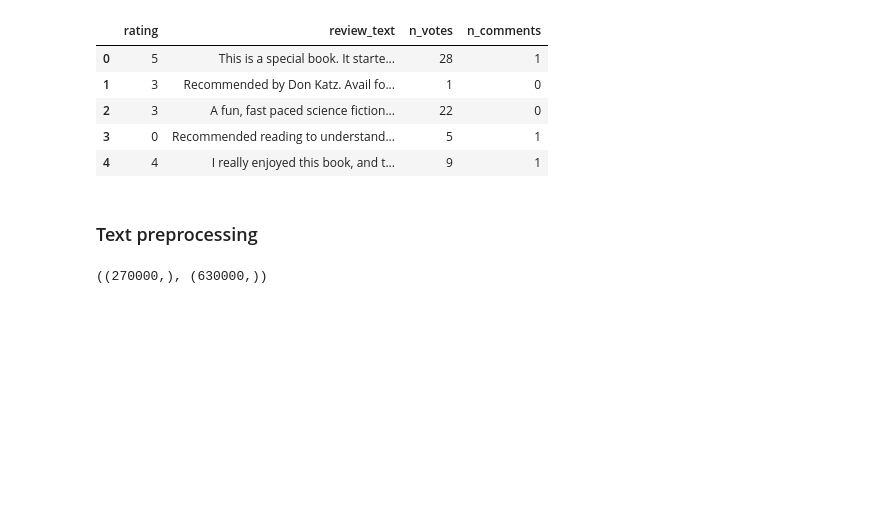
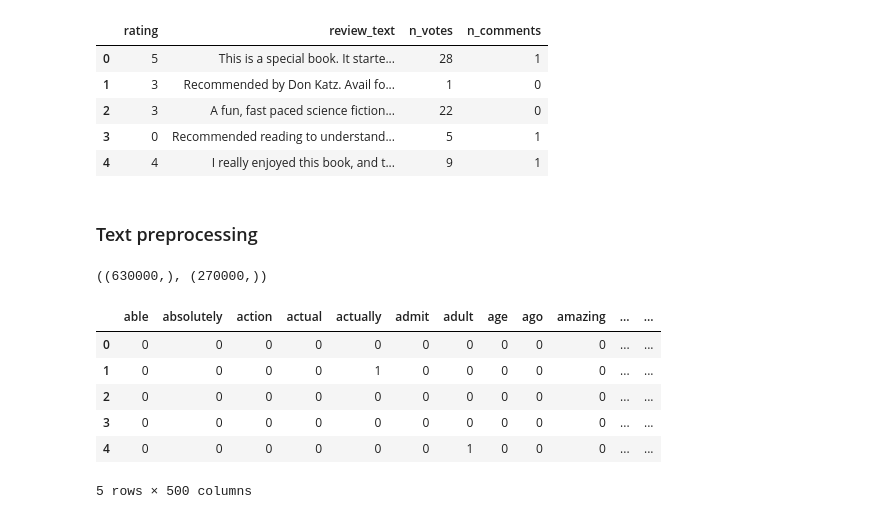
Before and after one commit to tilovashahrin/Goodreads_Books_Reviews, a Jupyter notebook: Notebooks/Goodreads_EDA.ipynb, the cells around one changed output. Cells and saved outputs as stored; diff of their text form; code cells hidden in the pictures; blank space fills up the shorter version.

```diff
--- a/Notebooks/Goodreads_EDA.ipynb
+++ b/Notebooks/Goodreads_EDA.ipynb
@@ -179,4 +223,4 @@ bagofwords = CountVectorizer()
 # %%
-X_test.shape, y_train.shape
+X_train.shape, X_test.shape
 # %% [output]
-((270000,), (630000,))
+((630000,), (270000,))
@@ -187,3 +227,26 @@ X_test_vectorized = bagofwords.transform(X_test)
+# %%
+# Initialize CountVectorizer
+bow = CountVectorizer(stop_words='english', max_features=500)
+
+# Fit and transform the review columns
+X_train_vectorized = bow.fit_transform(X_train)
+X_test_vectorized = bow.transform(X_test)
+# %%
+# convert sparse matrix into dataframe
+# Source(https://pandas.pydata.org/pandas-docs/stable/reference/api/pandas.DataFrame.sparse.from_spmatrix.html)
+X_train_dense = pd.DataFrame.sparse.from_spmatrix(X_train_vectorized, columns=bow.get_feature_names_out()).sparse.to_dense()
+X_test_dense = pd.DataFrame.sparse.from_spmatrix(X_test_vectorized, columns=bow.get_feature_names_out()).sparse.to_dense()
+
+# First 5 rows of training data
+X_train_dense.head()
+# %% [output]
+|  | able | absolutely | action | actual | actually | admit | adult | age | ago | amazing | ... | ... |
+| 0 | 0 | 0 | 0 | 0 | 0 | 0 | 0 | 0 | 0 | 0 | ... | ... |
+| 1 | 0 | 0 | 0 | 0 | 1 | 0 | 0 | 0 | 0 | 0 | ... | ... |
+| 2 | 0 | 0 | 0 | 0 | 0 | 0 | 0 | 0 | 0 | 0 | ... | ... |
+| 3 | 0 | 0 | 0 | 0 | 0 | 0 | 0 | 0 | 0 | 0 | ... | ... |
+| 4 | 0 | 0 | 0 | 0 | 0 | 0 | 1 | 0 | 0 | 0 | ... | ... |
+5 rows × 500 columns
 # %% [markdown]
 ### Modeling
 
```
Also changed, not shown: parts of 31 cells of this notebook.
